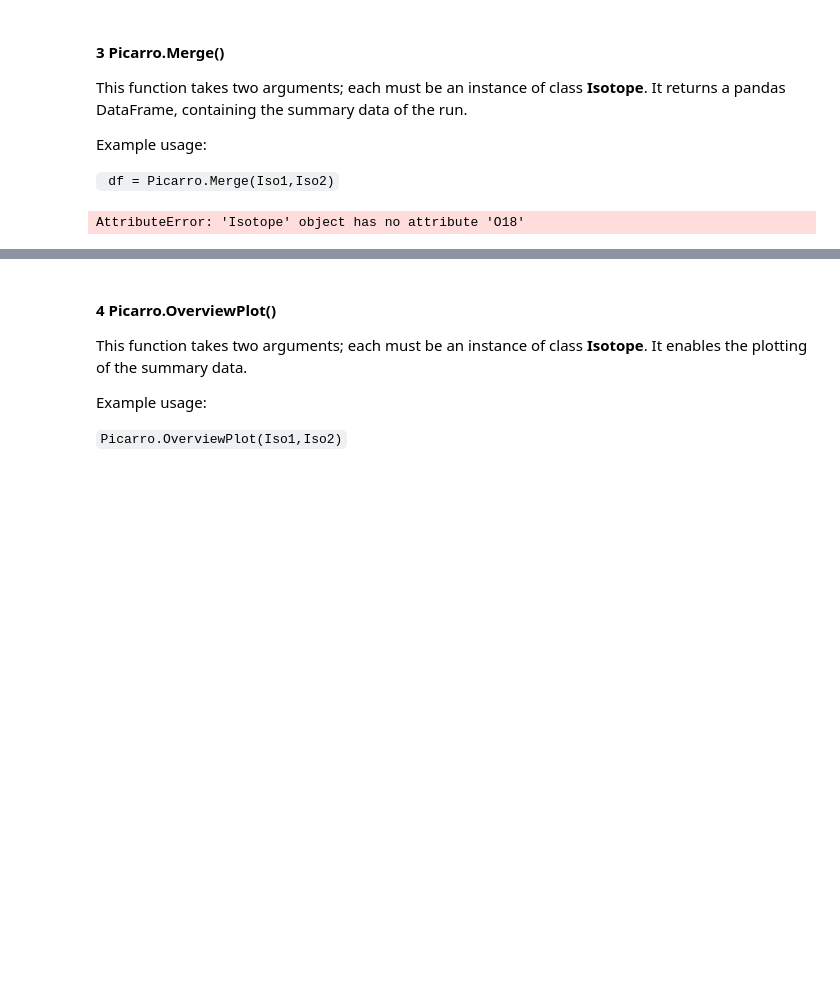
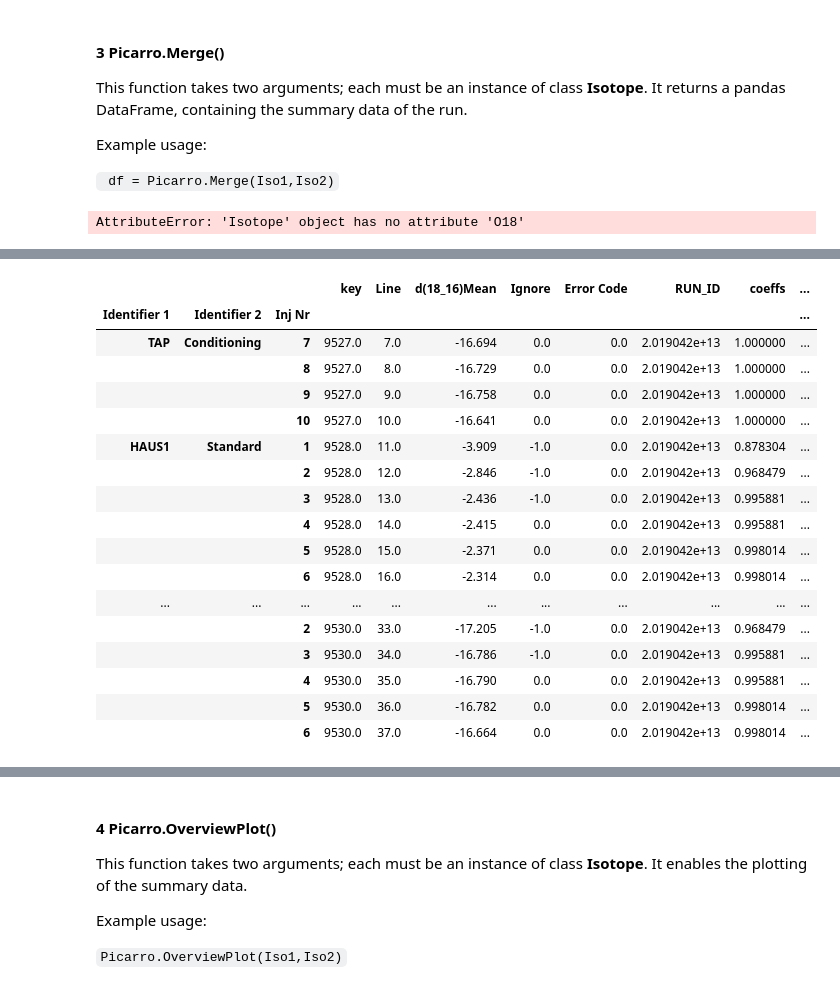
Before and after one commit to tr1813/picarro-calculator, a Jupyter notebook: ipynb/Picarro class.ipynb, the cells around one changed output, grey strips where cells are left out. Saved outputs shown, nothing was run; the diff lists cells and outputs as text; code cells hidden in the pictures; blank space fills up the shorter version.

```diff
--- a/ipynb/Picarro class.ipynb
+++ b/ipynb/Picarro class.ipynb
@@ -198,4 +206,25 @@ RUN.O18.VSMOWCorrPlot("O")
 [figure]
+# %%
+RUN.O18.corr.head(30)
+# %% [output]
+|  |  |  | key | Line | d(18_16)Mean | Ignore | Error Code | RUN_ID | coeffs | ... |
+| Identifier 1 | Identifier 2 | Inj Nr |  |  |  |  |  |  |  | ... |
+| TAP | Conditioning | 7 | 9527.0 | 7.0 | -16.694 | 0.0 | 0.0 | 2.019042e+13 | 1.000000 | ... |
+|  |  | 8 | 9527.0 | 8.0 | -16.729 | 0.0 | 0.0 | 2.019042e+13 | 1.000000 | ... |
+|  |  | 9 | 9527.0 | 9.0 | -16.758 | 0.0 | 0.0 | 2.019042e+13 | 1.000000 | ... |
+|  |  | 10 | 9527.0 | 10.0 | -16.641 | 0.0 | 0.0 | 2.019042e+13 | 1.000000 | ... |
+| HAUS1 | Standard | 1 | 9528.0 | 11.0 | -3.909 | -1.0 | 0.0 | 2.019042e+13 | 0.878304 | ... |
+|  |  | 2 | 9528.0 | 12.0 | -2.846 | -1.0 | 0.0 | 2.019042e+13 | 0.968479 | ... |
+|  |  | 3 | 9528.0 | 13.0 | -2.436 | -1.0 | 0.0 | 2.019042e+13 | 0.995881 | ... |
+|  |  | 4 | 9528.0 | 14.0 | -2.415 | 0.0 | 0.0 | 2.019042e+13 | 0.995881 | ... |
+|  |  | 5 | 9528.0 | 15.0 | -2.371 | 0.0 | 0.0 | 2.019042e+13 | 0.998014 | ... |
+|  |  | 6 | 9528.0 | 16.0 | -2.314 | 0.0 | 0.0 | 2.019042e+13 | 0.998014 | ... |
+| ... | ... | ... | ... | ... | ... | ... | ... | ... | ... | ... |
+|  |  | 2 | 9530.0 | 33.0 | -17.205 | -1.0 | 0.0 | 2.019042e+13 | 0.968479 | ... |
+|  |  | 3 | 9530.0 | 34.0 | -16.786 | -1.0 | 0.0 | 2.019042e+13 | 0.995881 | ... |
+|  |  | 4 | 9530.0 | 35.0 | -16.790 | 0.0 | 0.0 | 2.019042e+13 | 0.995881 | ... |
+|  |  | 5 | 9530.0 | 36.0 | -16.782 | 0.0 | 0.0 | 2.019042e+13 | 0.998014 | ... |
+|  |  | 6 | 9530.0 | 37.0 | -16.664 | 0.0 | 0.0 | 2.019042e+13 | 0.998014 | ... |
 # %%
 RUN.D.memCorrPlot("H")
 RUN.D.driftCorrPlot("H")
```
Also changed, not shown: parts of 5 cells of this notebook, 1 other file.
